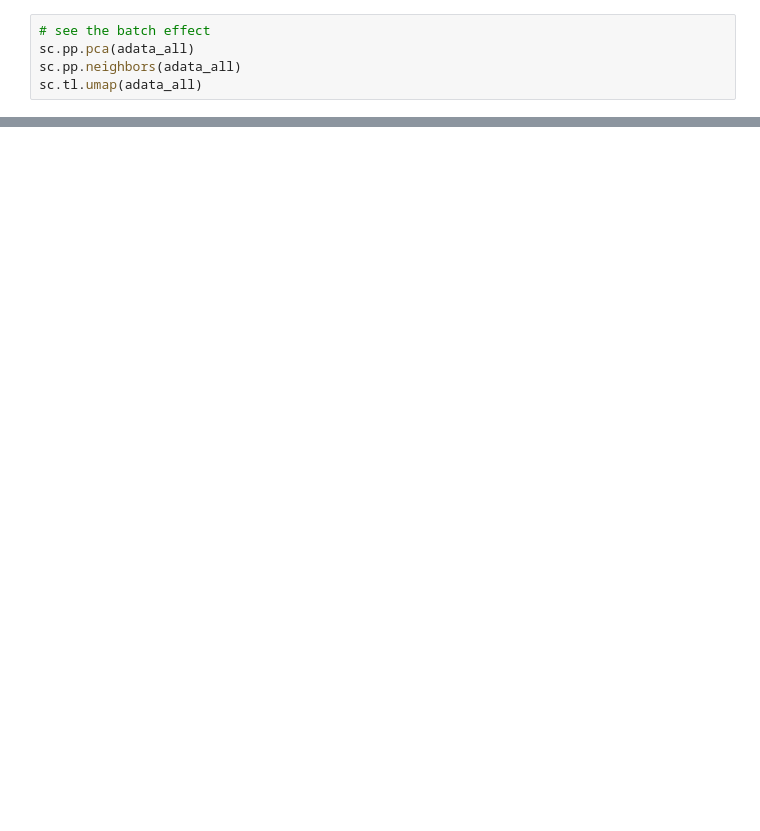
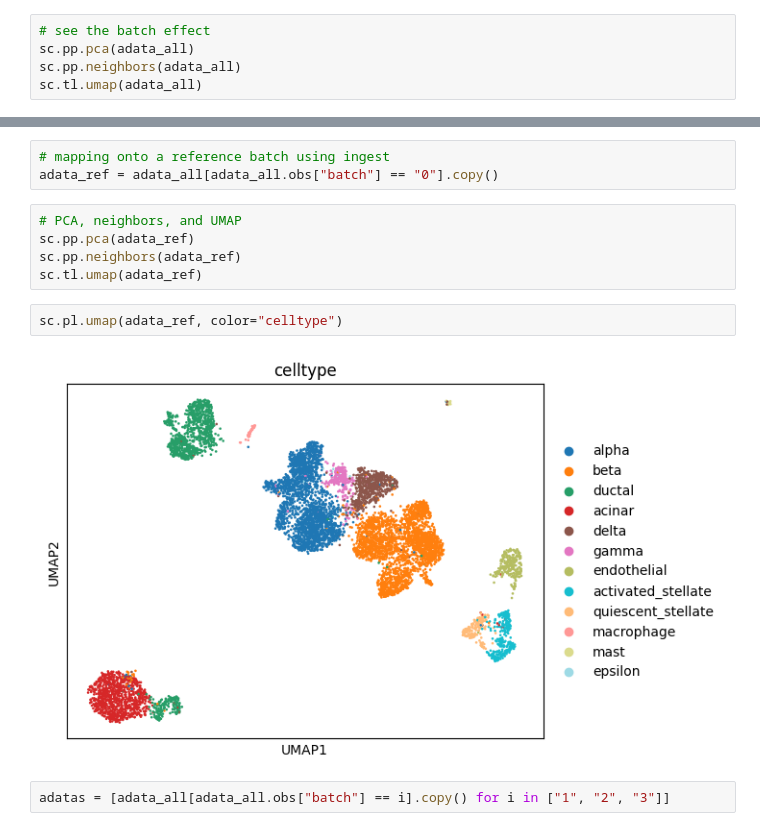
Before and after one commit to oliviahelens/Scanpy_Ingest_BBKNN, a Jupyter notebook: main.ipynb, the cells around one changed output, grey strips where cells are left out. Cells and saved outputs as stored; diff of their text form; blank space fills up the shorter version.

```diff
--- a/main.ipynb
+++ b/main.ipynb
@@ -123,0 +135,14 @@ sc.pl.umap(adata_all, color=["batch", "celltype"], palette=sc.pl.palettes.vega_2
+# %%
+# mapping onto a reference batch using ingest
+adata_ref = adata_all[adata_all.obs["batch"] == "0"].copy()
+# %%
+# PCA, neighbors, and UMAP
+sc.pp.pca(adata_ref)
+sc.pp.neighbors(adata_ref)
+sc.tl.umap(adata_ref)
+# %%
+sc.pl.umap(adata_ref, color="celltype")
+# %% [output]
+[figure, added]
+# %%
+adatas = [adata_all[adata_all.obs["batch"] == i].copy() for i in ["1", "2", "3"]]
```
Also changed, not shown: parts of 18 cells of this notebook, 6 other files.
